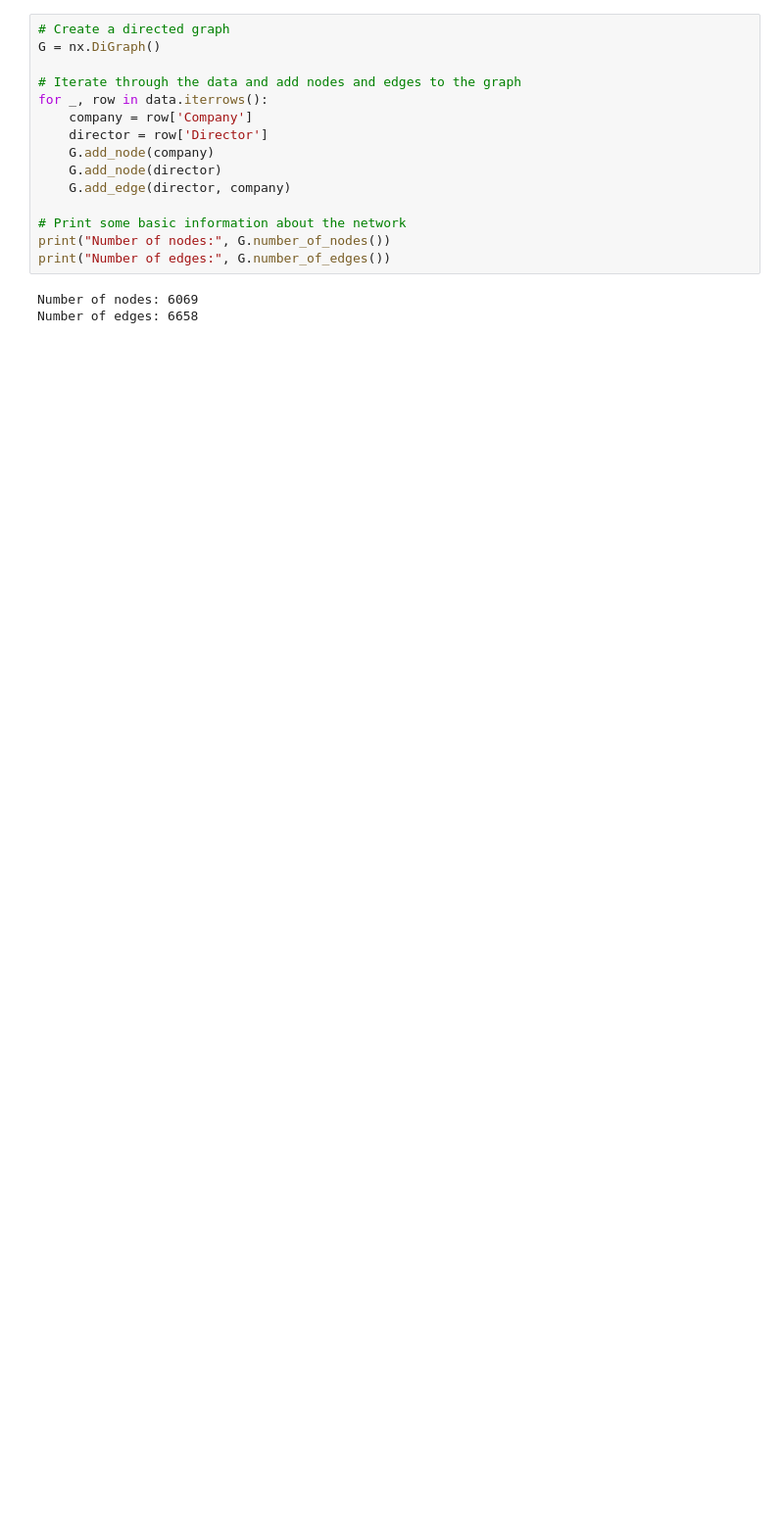
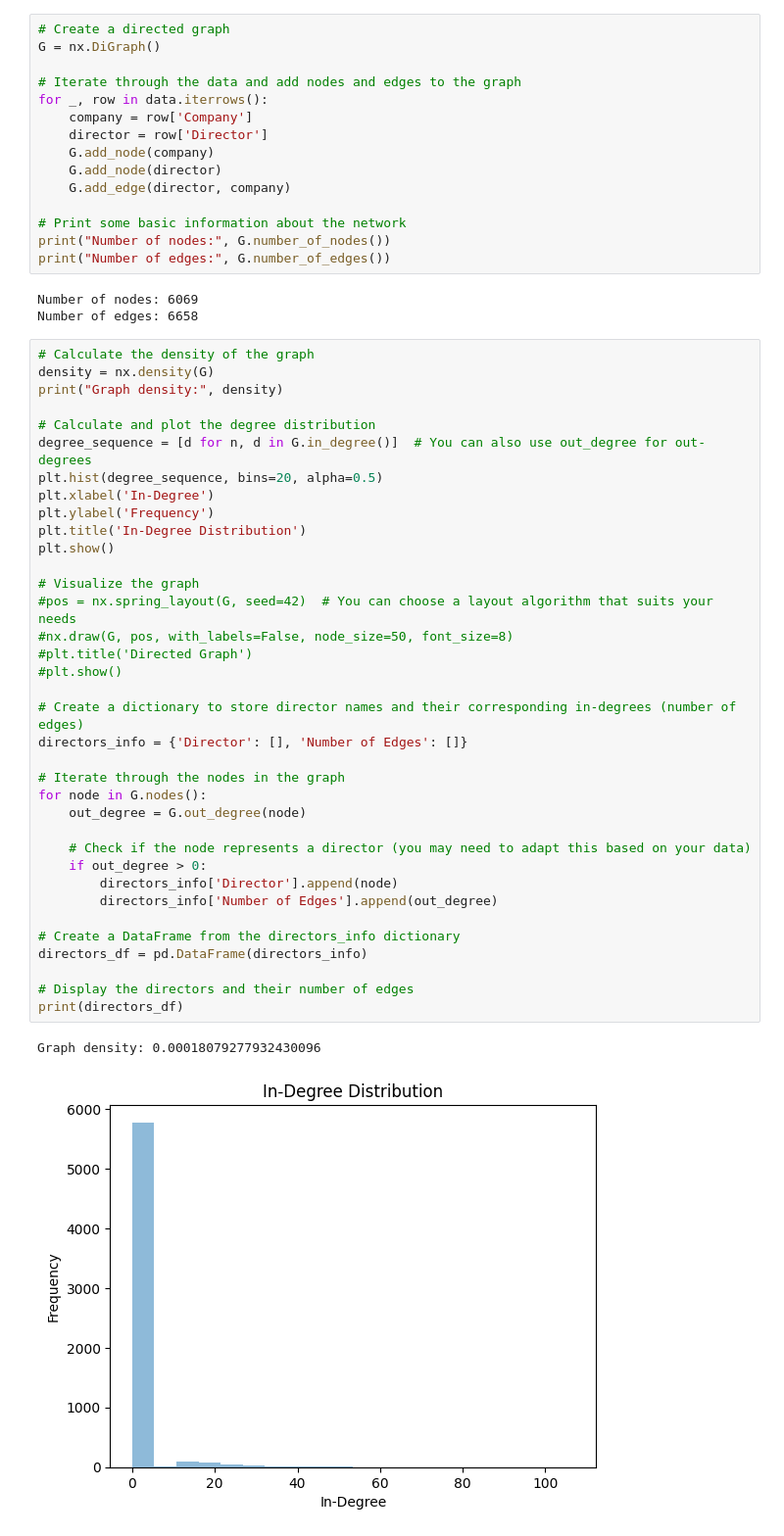
Before and after one commit to efemeryczny/banking_network_analysis, a Jupyter notebook: directors.ipynb, the cells around one changed output. Shown at 98% size. Cells and saved outputs as stored; diff of their text form; blank space fills up the shorter version.

```diff
--- a/directors.ipynb
+++ b/directors.ipynb
@@ -48,3 +48,42 @@ print("Number of edges:", G.number_of_edges())
 # %% [output]
 Number of nodes: 6069
 Number of edges: 6658
+# %%
+# Calculate the density of the graph
+density = nx.density(G)
+print("Graph density:", density)
+
+# Calculate and plot the degree distribution
+degree_sequence = [d for n, d in G.in_degree()]  # You can also use out_degree for out-degrees
+plt.hist(degree_sequence, bins=20, alpha=0.5)
+plt.xlabel('In-Degree')
+plt.ylabel('Frequency')
+plt.title('In-Degree Distribution')
+plt.show()
+
+# Visualize the graph
+#pos = nx.spring_layout(G, seed=42)  # You can choose a layout algorithm that suits your needs
+#nx.draw(G, pos, with_labels=False, node_size=50, font_size=8)
+#plt.title('Directed Graph')
+#plt.show()
+
+# Create a dictionary to store director names and their corresponding in-degrees (number of edges)
+directors_info = {'Director': [], 'Number of Edges': []}
+
+# Iterate through the nodes in the graph
+for node in G.nodes():
+    out_degree = G.out_degree(node)
+
+    # Check if the node represents a director (you may need to adapt this based on your data)
+    if out_degree > 0:
+        directors_info['Director'].append(node)
+        directors_info['Number of Edges'].append(out_degree)
+
+# Create a DataFrame from the directors_info dictionary
+directors_df = pd.DataFrame(directors_info)
+
+# Display the directors and their number of edges
+print(directors_df)
+# %% [output]
+Graph density: 0.00018079277932430096
+[figure, added]
```
Also changed, not shown: parts of 3 cells of this notebook.
